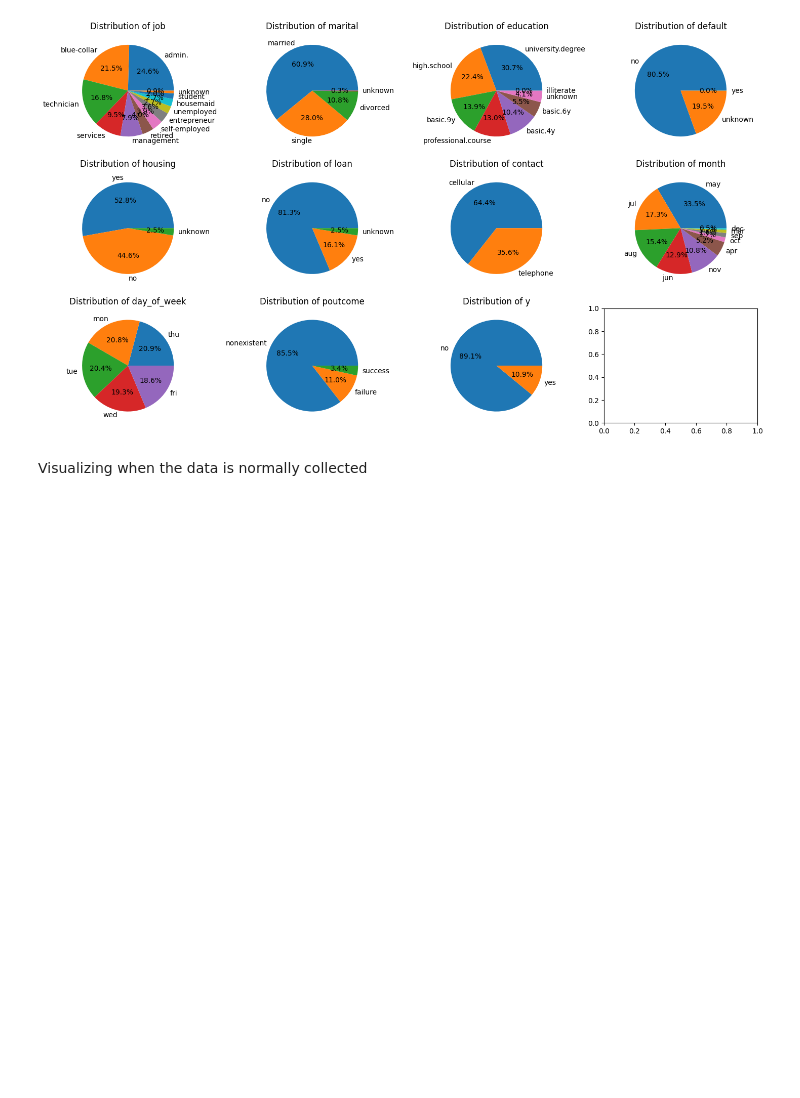
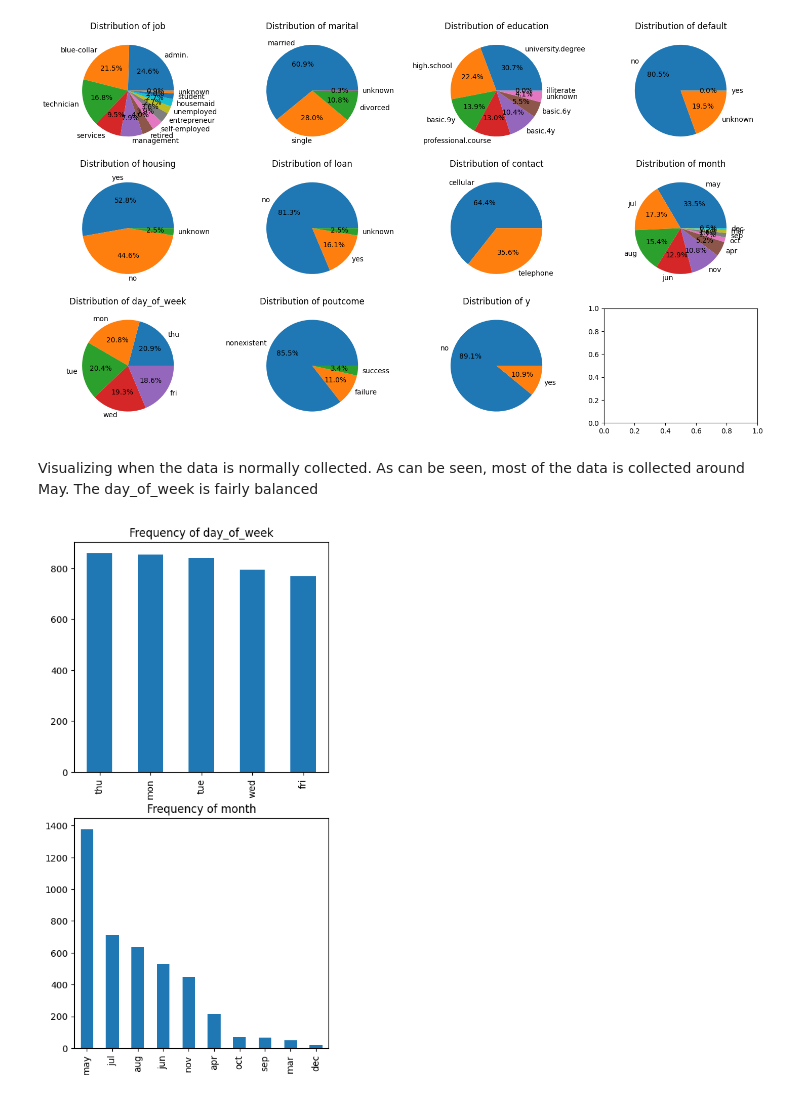
Before and after one commit to longtv2222/bank-investment-prediction, a Jupyter notebook: eda.ipynb, the cells around one changed output. Saved outputs shown, nothing was run; the diff lists cells and outputs as text; code cells hidden in the pictures; blank space fills up the shorter version.

Commit message:
Bar chart for visualizing frequency of day_of_week and month

```diff
--- a/eda.ipynb
+++ b/eda.ipynb
@@ -98,4 +98,12 @@ for i, feature in enumerate(pie_visualization):
 # %% [output]
 [figure]
 # %% [markdown]
-Visualizing when the data is normally collected
+Visualizing when the data is normally collected. As can be seen, most of the data is collected around May. The day_of_week is fairly balanced
+# %%
+bar_visualization = ["day_of_week", "month"]
+fig, axes = plt.subplots(2, 1, figsize=(8, 10))
+for i, ax in enumerate(axes.flat, start=0):
+    feature = bar_visualization[i]
+    df[feature].value_counts().plot(kind="bar", ax=ax,title="Frequency of {}".format(feature))
+# %% [output]
+[figure, added]
```
